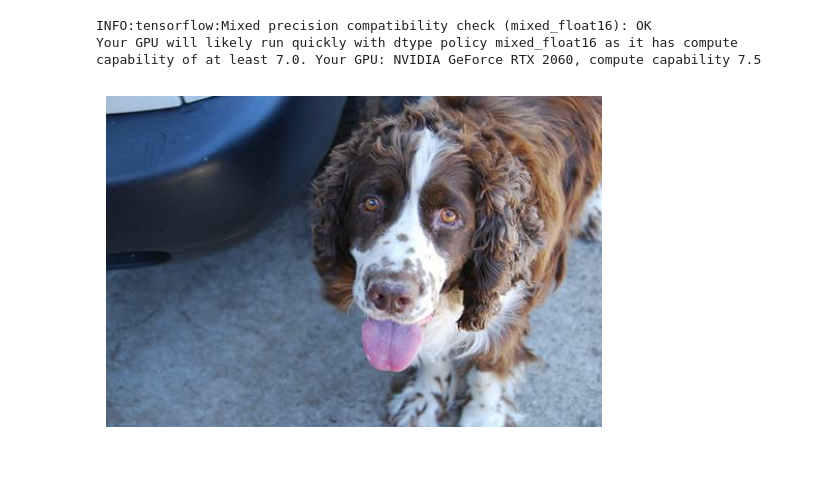
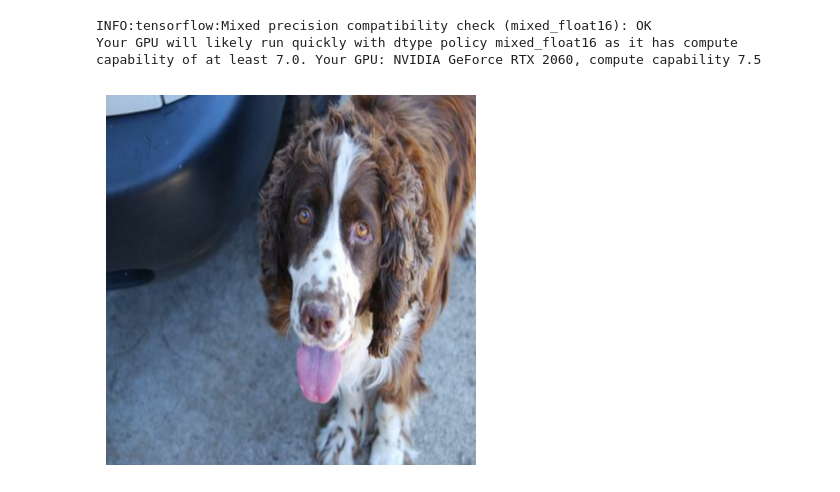
Before and after one commit to danjacobellis/SYSML, a Jupyter notebook: experiments/SDVAE.ipynb, the cells around one changed output. Cells and saved outputs as stored; diff of their text form; code cells hidden in the pictures; blank space fills up the shorter version.

```diff
--- a/experiments/SDVAE.ipynb
+++ b/experiments/SDVAE.ipynb
@@ -27,8 +21,10 @@ INFO:tensorflow:Mixed precision compatibility check (mixed_float16): OK
 Your GPU will likely run quickly with dtype policy mixed_float16 as it has compute capability of at least 7.0. Your GPU: NVIDIA GeForce RTX 2060, compute capability 7.5
 # %%
 b = tf.io.read_file("imagenette/train/n02102040/ILSVRC2012_val_00000665.JPEG")
-x = tf.io.decode_jpeg(b)
+x = tf.io.decode_jpeg(b),
+x = tf.image.resize(x,(480,480),method='gaussian')
+x = np.asarray(x,dtype='uint8')[0]
 plt.imshow(x); plt.axis('off');
 # %% [output]
-[figure, old version]
+[figure, new version]
 # %%
```
Also changed, not shown: parts of 7 cells of this notebook.
